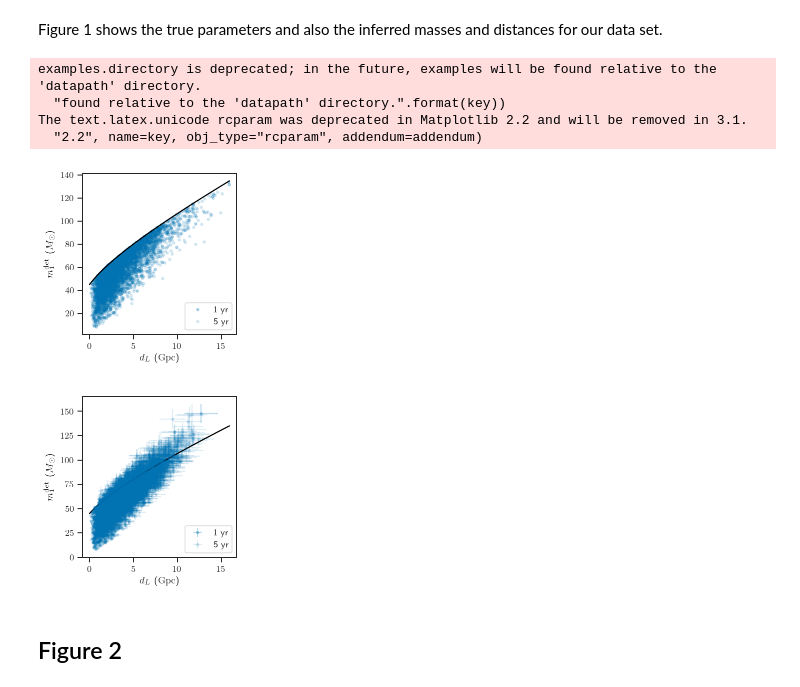
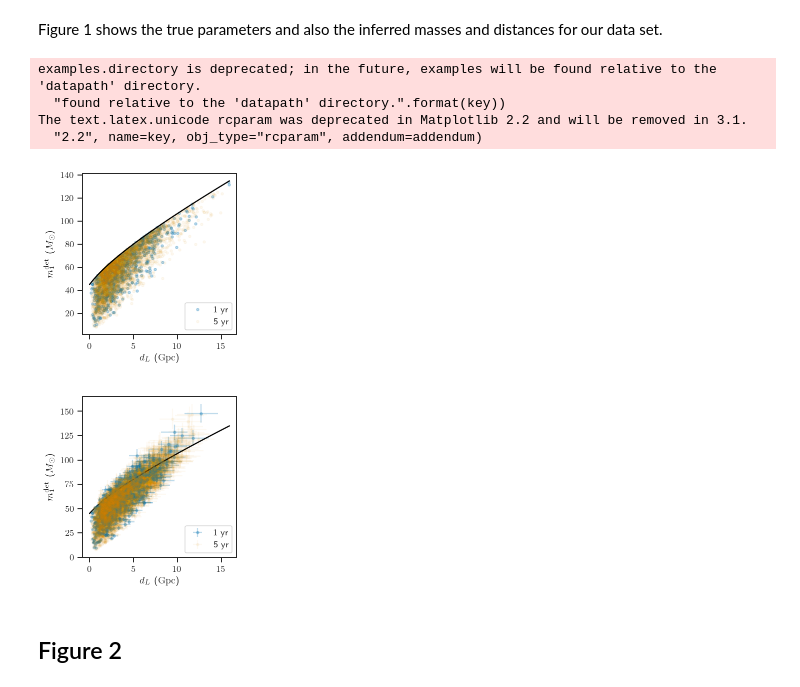
Before and after one commit to farr/PISNLineCosmography, a Jupyter notebook: PaperPlots.ipynb, the cells around one changed output. Saved outputs shown, nothing was run; the diff lists cells and outputs as text; code cells hidden in the pictures.

```diff
--- a/PaperPlots.ipynb
+++ b/PaperPlots.ipynb
@@ -33,7 +33,7 @@ with plots.pub_plots(figsize=array(plots.figsize_pub)/2):
     figure()
     d = Planck15.luminosity_distance(zs).to(u.Gpc).value
     plot(d[:n1], m1s[:n1]*(1+zs[:n1]), '.', label='1 yr', color=sns.color_palette()[0], alpha=0.25)
-    plot(d[n1:], m1s[n1:]*(1+zs[n1:]), '.', label='5 yr', alpha=0.125, color=sns.color_palette()[0])
+    plot(d[n1:], m1s[n1:]*(1+zs[n1:]), '.', label='5 yr', alpha=0.05, color=sns.color_palette()[1])
 
     z = linspace(0, 2, 100)
     d = Planck15.luminosity_distance(z).to(u.Gpc).value
@@ -69,40 +69,40 @@ with plots.pub_plots(figsize=array(plots.figsize_pub)/2):
     ms = std(m1det, axis=1)
 
     errorbar(dm[:n1], mm[:n1], xerr=ds[:n1], yerr=ms[:n1], fmt='.', label='1 yr', color=sns.color_palette()[0], alpha=0.25)
-    errorbar(dm[n1:], mm[n1:], xerr=ds[n1:], yerr=ms[n1:], fmt='.', label='5 yr', color=sns.color_palette()[0], alpha=0.125)
+    errorbar(dm[n1:], mm[n1:], xerr=ds[n1:], yerr=ms[n1:], fmt='.', label='5 yr', color=sns.color_palette()[1], alpha=0.05)
 
     plot(d, mmz, color='k')
 
     xlabel(r'$d_L$ ($\mathrm{Gpc}$)')
     ylabel(r'$m_1^\mathrm{det}$ ($M_\odot$)')
     legend(loc='lower right')
     tight_layout()
 
     savefig('paper/plots/m1-dL-obs.pdf')
 
     with h5py.File('paper/plots/m1-dL-obs.h5', 'w') as f:
         one = f.create_group('1yr')
         five = f.create_group('5yr')
 
         one.create_dataset('dL', data=dm[:n1], compression='gzip', shuffle=True)
         one.create_dataset('dl_err', data=ds[:n1], compression='gzip', shuffle=True)
         one.create_dataset('m1det', data=mm[:n1], compression='gzip', shuffle=True)
         one.create_dataset('m1det_err', data=ms[:n1], compression='gzip', shuffle=True)
 
         five.create_dataset('dL', data=dm[n1:], compression='gzip', shuffle=True)
         five.create_dataset('dl_err', data=ds[n1:], compression='gzip', shuffle=True)
         five.create_dataset('m1det', data=mm[n1:], compression='gzip', shuffle=True)
         five.create_dataset('m1det_err', data=ms[n1:], compression='gzip', shuffle=True)
 
         f.create_dataset('dL', data=d, compression='gzip', shuffle=True)
         f.create_dataset('m1_turnoff', data=mmz, compression='gzip', shuffle=True)
 # %% [output]
 examples.directory is deprecated; in the future, examples will be found relative to the 'datapath' directory.
   "found relative to the 'datapath' directory.".format(key))
 The text.latex.unicode rcparam was deprecated in Matplotlib 2.2 and will be removed in 3.1.
   "2.2", name=key, obj_type="rcparam", addendum=addendum)
-[figure, old version]
+[figure, new version]
-[figure, old version]
+[figure, new version]
 # %% [markdown]
 ## Figure 2
 # %% [markdown]
```
Also changed, not shown: parts of 1 cell of this notebook, 13 other files.
